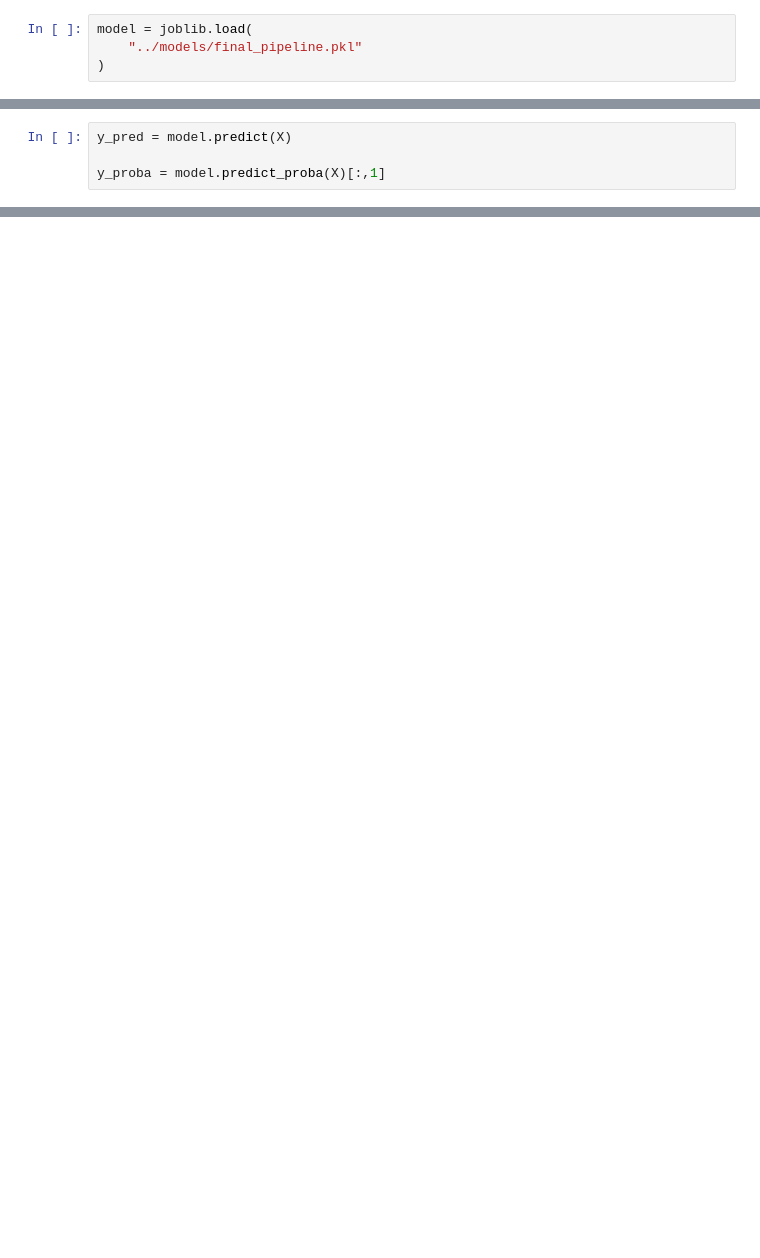
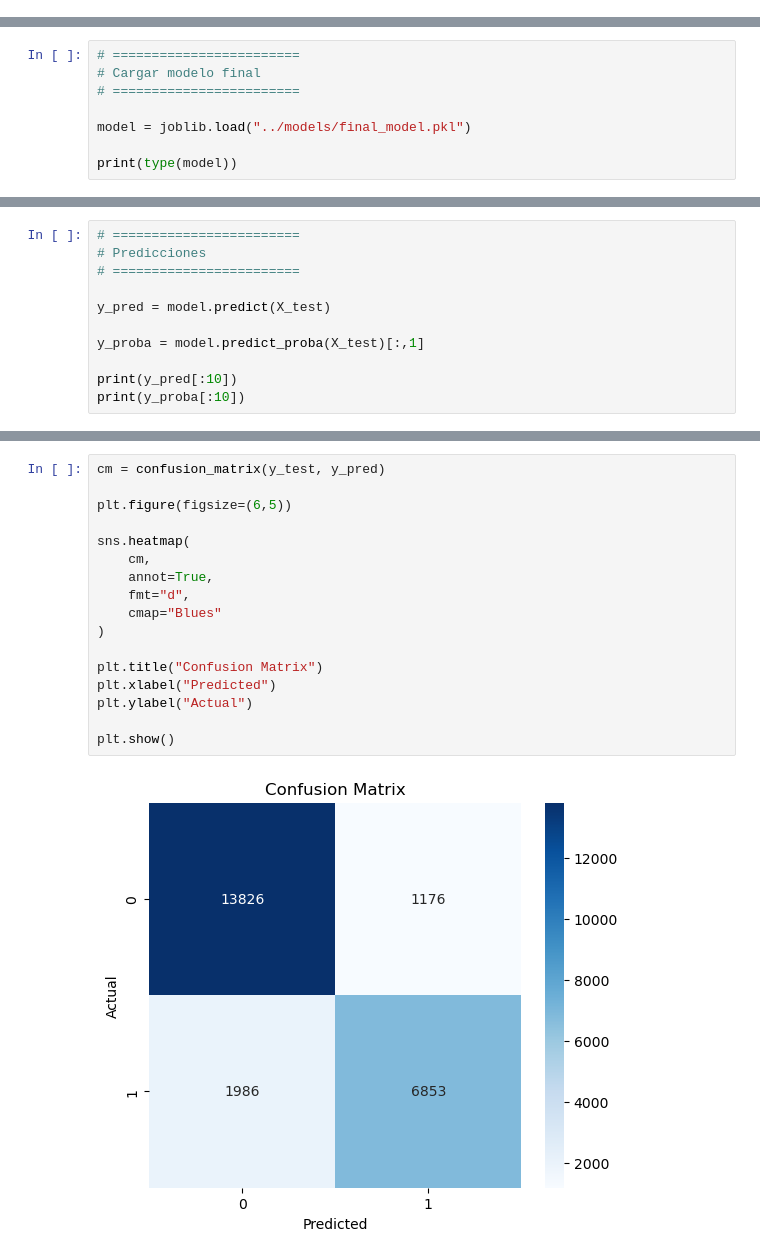
Before and after one commit to pucp-datanalytics/dp261-g2, a Jupyter notebook: notebooks/17_dashboard_prototype.ipynb, the cells around one changed output, grey strips where cells are left out. Saved outputs shown, nothing was run; the diff lists cells and outputs as text; blank space fills up the shorter version.

Commit message:
Se modificó el dashboard y el final pipeline

```diff
--- a/notebooks/17_dashboard_prototype.ipynb
+++ b/notebooks/17_dashboard_prototype.ipynb
@@ -93,4 +0,0 @@ def feature_engineering(df):
-# %%
-model = joblib.load(
-    "../models/final_pipeline.pkl"
-)
@@ -123,0 +69,8 @@ y = df["is_canceled"]
+# %%
+# ========================
+# Cargar modelo final
+# ========================
+
+model = joblib.load("../models/final_model.pkl")
+
+print(type(model))
@@ -124,4 +79,11 @@ y = df["is_canceled"]
 # %%
-y_pred = model.predict(X)
+# ========================
+# Predicciones
+# ========================
 
-y_proba = model.predict_proba(X)[:,1]
+y_pred = model.predict(X_test)
+
+y_proba = model.predict_proba(X_test)[:,1]
+
+print(y_pred[:10])
+print(y_proba[:10])
@@ -127,0 +108,19 @@ y_proba = model.predict_proba(X)[:,1]
+# %%
+cm = confusion_matrix(y_test, y_pred)
+
+plt.figure(figsize=(6,5))
+
+sns.heatmap(
+    cm,
+    annot=True,
+    fmt="d",
+    cmap="Blues"
+)
+
+plt.title("Confusion Matrix")
+plt.xlabel("Predicted")
+plt.ylabel("Actual")
+
+plt.show()
+# %% [output]
+[figure, added]
```
Also changed, not shown: parts of 22 cells of this notebook, 6 other files.
